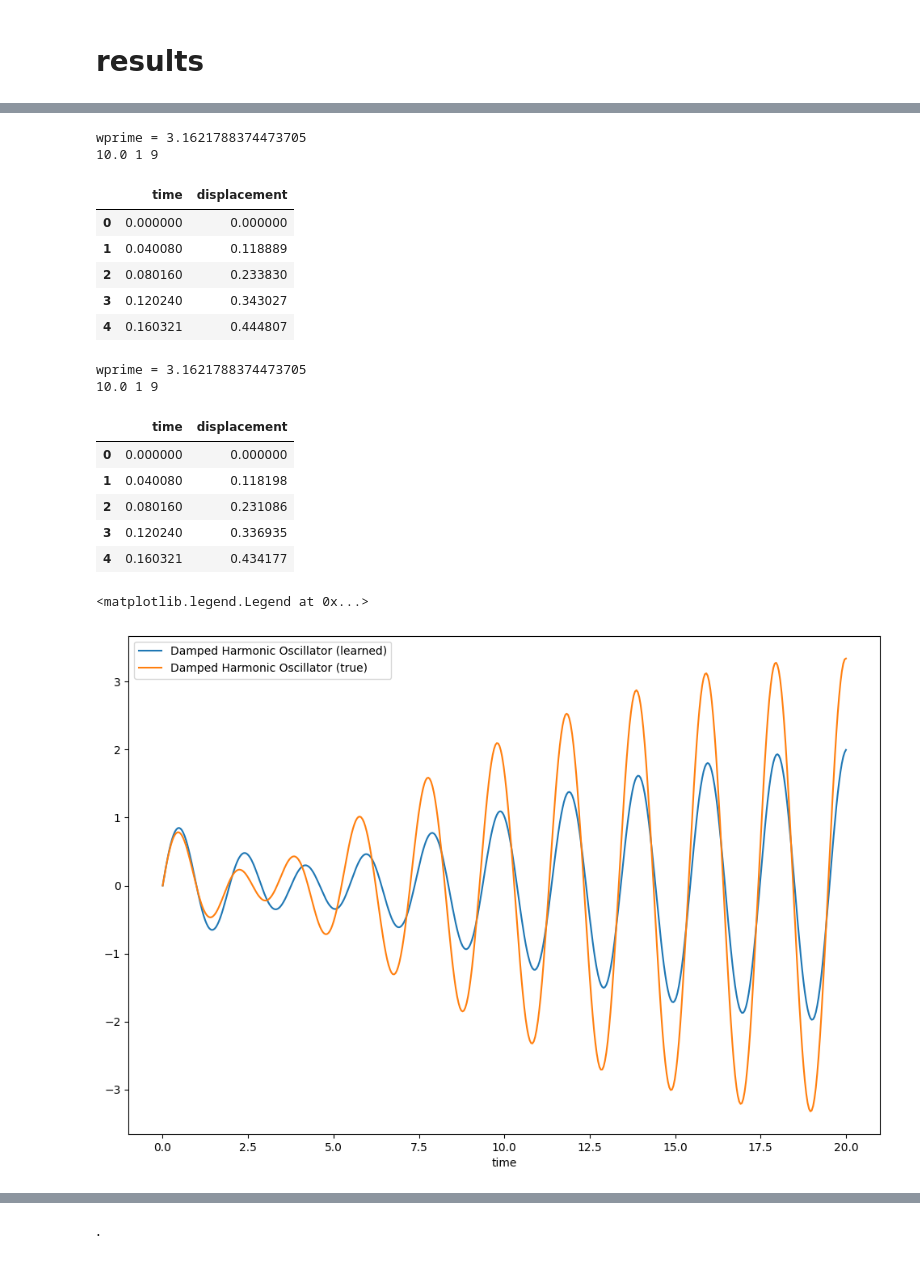
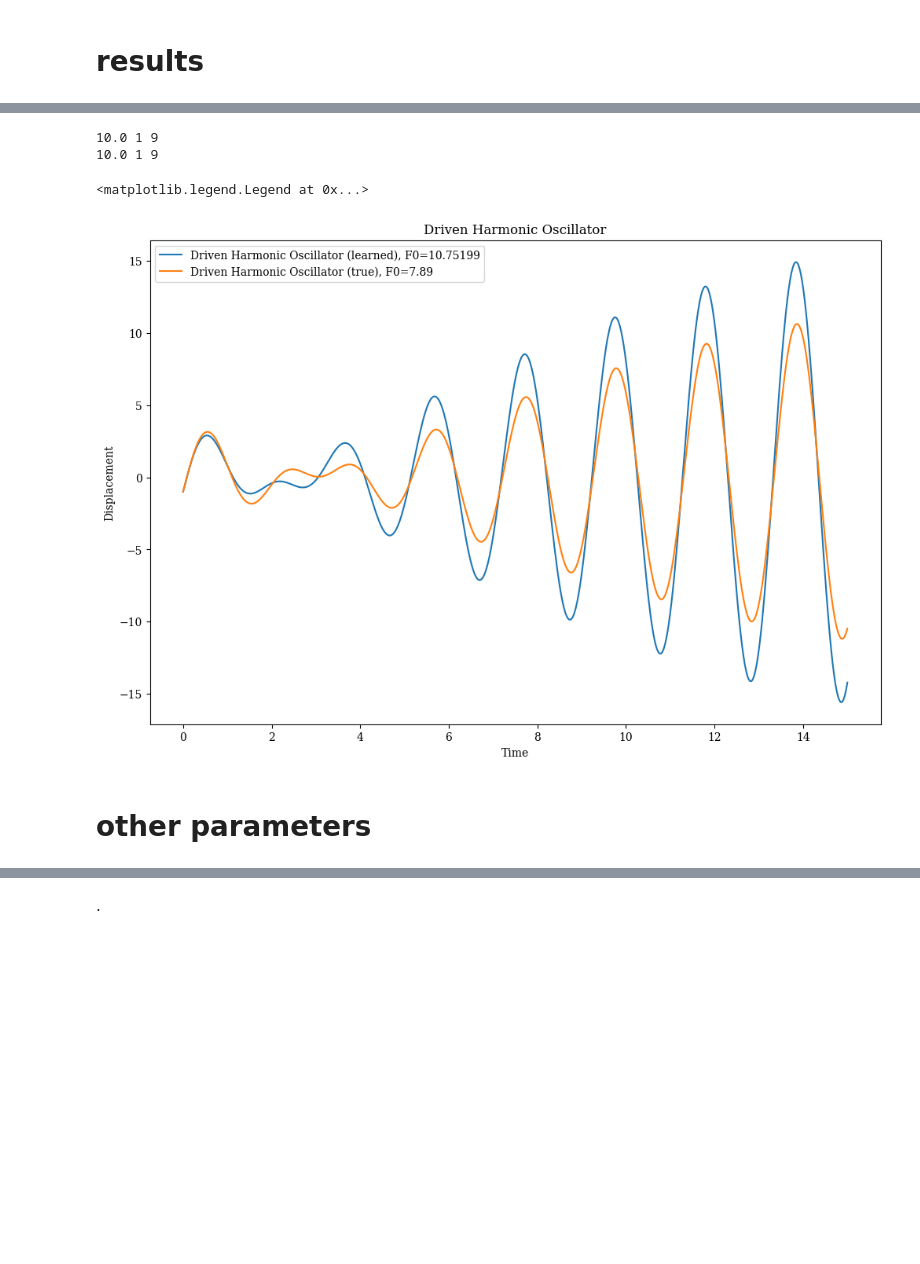
Before and after one commit to thiagodsd/ppgcc-deep-learning-pinn, a Jupyter notebook: notebooks/driven_harmonic_oscillator.ipynb, the cells around one changed output, grey strips where cells are left out. Drawn from its saved outputs; the diff is of its cells as text; code cells hidden in the pictures; blank space fills up the shorter version.

```diff
--- a/notebooks/driven_harmonic_oscillator.ipynb
+++ b/notebooks/driven_harmonic_oscillator.ipynb
@@ -333,9 +369,0 @@ ax1.plot(
-# %%
-model.eval()
-with torch.no_grad():
-    plt.plot(
-        _locations.cpu().detach().numpy().reshape(-1, 1),
-        model(_locations).cpu().detach().numpy().reshape(-1),
-        c="r", linestyle="--", marker=".",
-        label=r"$\text{locations prediction}$"
-    )
@@ -353,36 +370,25 @@ X.plot(
 # %%
-fig, (ax1) = plt.subplots(ncols=1, nrows=1, figsize=(23, 6))
+fig, (ax1) = plt.subplots(ncols=1, nrows=1, figsize=(10, golden_ratio*10))
 
+x = torch.linspace(0,15,500).view(-1,1)
+y = driven_oscillator(x, m, k, c, w0, w, _F0.item(), x0, v0, phid)
+df = pd.DataFrame({"time": x.squeeze(), "displacement": y.squeeze()})
+df.plot(x="time", y="displacement", figsize=(12, 8), label=f"Driven Harmonic Oscillator (learned), F0={round(_F0.item(), 5)}", ax=ax1)
 
-x = torch.linspace(0,20,500).view(-1,1)
-y = driven_oscillator(x, m, k, c, w0, w, _F0.item(), x0, v0, phid)
-X = pd.DataFrame({"time": x.squeeze(), "displacement": y.squeeze()})
-display(X.head())
-X.plot(x="time", y="displacement", figsize=(12, 8), label="Damped Harmonic Oscillator (learned)", ax=ax1)
+x = torch.linspace(0,15,500).view(-1,1)
+y = driven_oscillator(x, m, k, c, w0, w, F0, x0, v0, phid)
+df = pd.DataFrame({"time": x.squeeze(), "displacement": y.squeeze()})
+df.plot(x="time", y="displacement", figsize=(12, 8), label=f"Driven Harmonic Oscillator (true), F0={round(F0, 5)}", ax=ax1)
 
-x = torch.linspace(0,20,500).view(-1,1)
-y = driven_oscillator(x, m, k, c, w0, w, F0, x0, v0, phid)
-X = pd.DataFrame({"time": x.squeeze(), "displacement": y.squeeze()})
-display(X.head())
-X.plot(x="time", y="displacement", figsize=(12, 8), label="Damped Harmonic Oscillator (true)", ax=ax1)
+ax1.set_xlabel("Time")
+ax1.set_ylabel("Displacement")
+ax1.set_title("Driven Harmonic Oscillator")
 
 ax1.legend()
 # %% [output]
-wprime = 3.1621788374473705
 10.0 1 9
+10.0 1 9
-|  | time | displacement |
-| 0 | 0.000000 | 0.000000 |
-| 1 | 0.040080 | 0.118889 |
-| 2 | 0.080160 | 0.233830 |
-| 3 | 0.120240 | 0.343027 |
-| 4 | 0.160321 | 0.444807 |
-wprime = 3.1621788374473705
-10.0 1 9
+<matplotlib.legend.Legend at 0x...>
-|  | time | displacement |
-| 0 | 0.000000 | 0.000000 |
-| 1 | 0.040080 | 0.118198 |
-| 2 | 0.080160 | 0.231086 |
-| 3 | 0.120240 | 0.336935 |
-| 4 | 0.160321 | 0.434177 |
-<matplotlib.legend.Legend at 0x...>
-[figure, old version]
+[figure, new version]
+# %% [markdown]
+# other parameters
```
Also changed, not shown: parts of 12 cells of this notebook, 30 other files.
